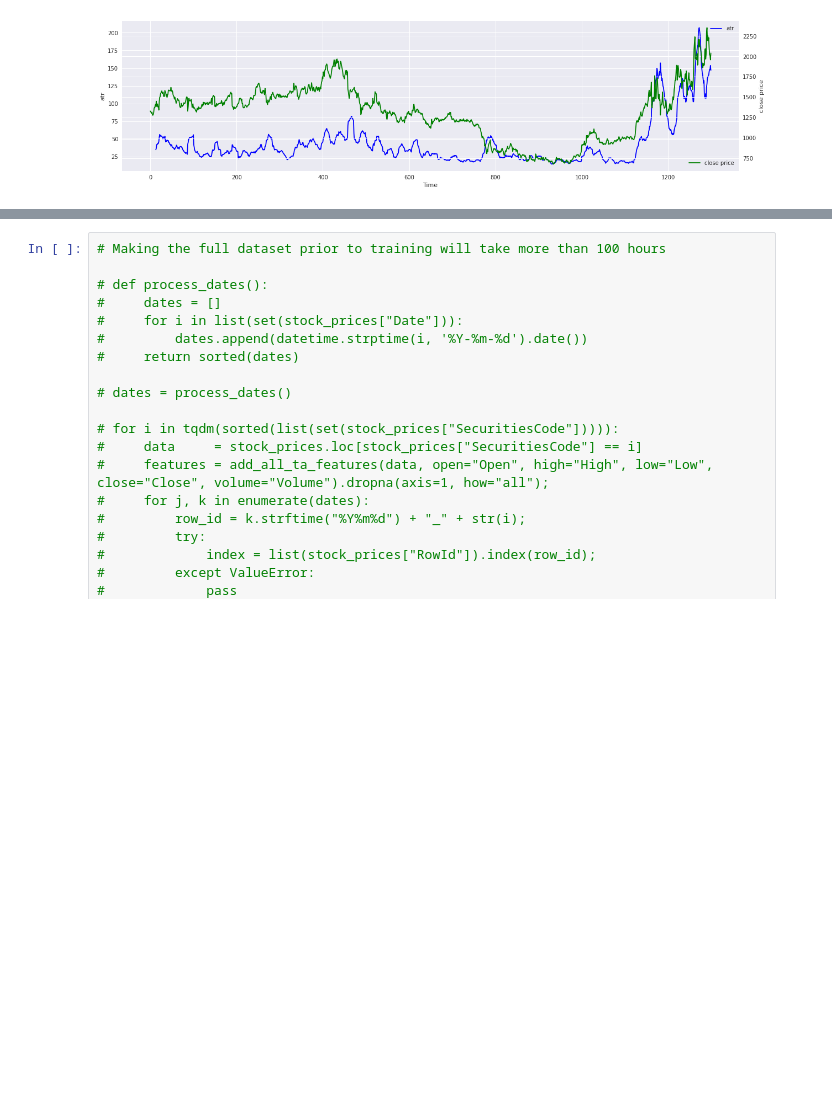
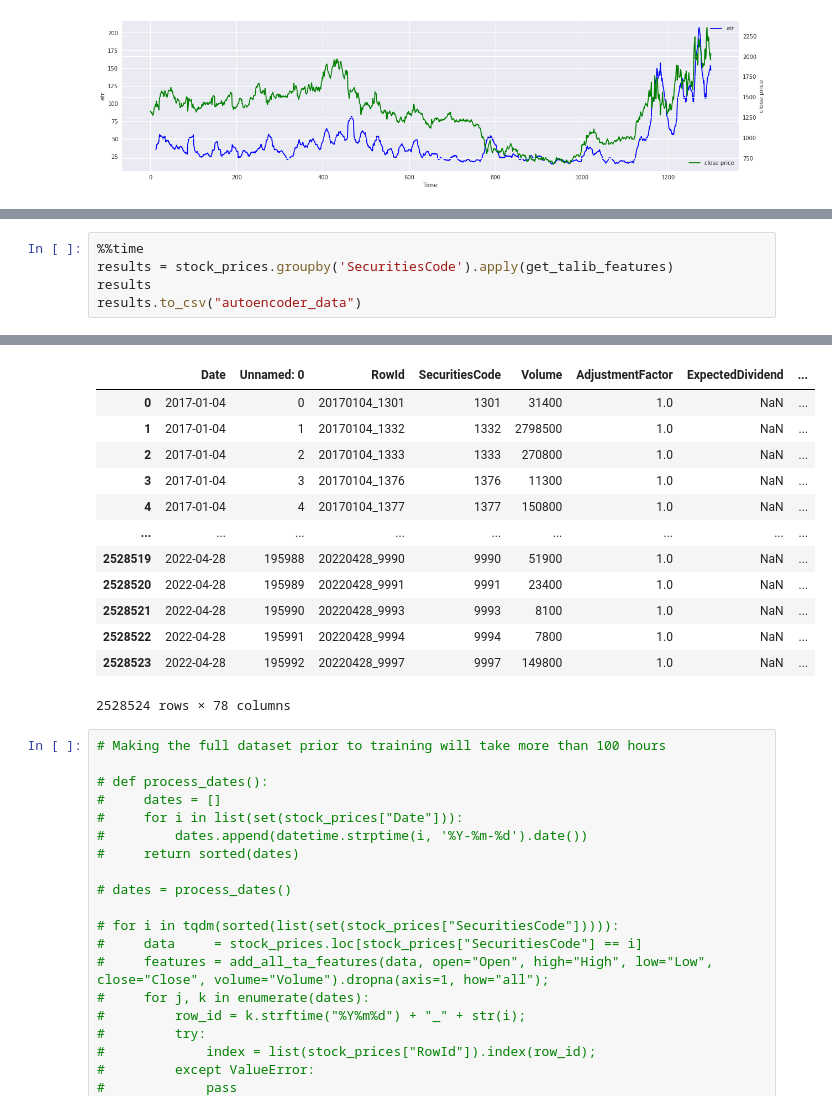
Before and after one commit to aymane-eljerari/jpx-2022, a Jupyter notebook: visualize.ipynb, the cells around one changed output, grey strips where cells are left out. Drawn from its saved outputs; the diff is of its cells as text; blank space fills up the shorter version.

Commit message:
added ta features for autoencoder training

```diff
--- a/visualize.ipynb
+++ b/visualize.ipynb
@@ -105,0 +173,6 @@ tensor(0.3279, dtype=torch.float64)
+# %%
+%%time
+results = stock_prices.groupby('SecuritiesCode').apply(get_talib_features)
+results
+results.to_csv("autoencoder_data")
+# %% [output]
@@ -106,3 +181,16 @@ tensor(0.3279, dtype=torch.float64)
+|  | Date | Unnamed: 0 | RowId | SecuritiesCode | Volume | AdjustmentFactor | ExpectedDividend | ... |
+| 0 | 2017-01-04 | 0 | 20170104_1301 | 1301 | 31400 | 1.0 | NaN | ... |
+| 1 | 2017-01-04 | 1 | 20170104_1332 | 1332 | 2798500 | 1.0 | NaN | ... |
+| 2 | 2017-01-04 | 2 | 20170104_1333 | 1333 | 270800 | 1.0 | NaN | ... |
+| 3 | 2017-01-04 | 3 | 20170104_1376 | 1376 | 11300 | 1.0 | NaN | ... |
+| 4 | 2017-01-04 | 4 | 20170104_1377 | 1377 | 150800 | 1.0 | NaN | ... |
+| ... | ... | ... | ... | ... | ... | ... | ... | ... |
+| 2528519 | 2022-04-28 | 195988 | 20220428_9990 | 9990 | 51900 | 1.0 | NaN | ... |
+| 2528520 | 2022-04-28 | 195989 | 20220428_9991 | 9991 | 23400 | 1.0 | NaN | ... |
+| 2528521 | 2022-04-28 | 195990 | 20220428_9993 | 9993 | 8100 | 1.0 | NaN | ... |
+| 2528522 | 2022-04-28 | 195991 | 20220428_9994 | 9994 | 7800 | 1.0 | NaN | ... |
+| 2528523 | 2022-04-28 | 195992 | 20220428_9997 | 9997 | 149800 | 1.0 | NaN | ... |
+2528524 rows × 78 columns
 # %%
 # Making the full dataset prior to training will take more than 100 hours
 
```
Also changed, not shown: parts of 12 cells of this notebook, 1 other file.
